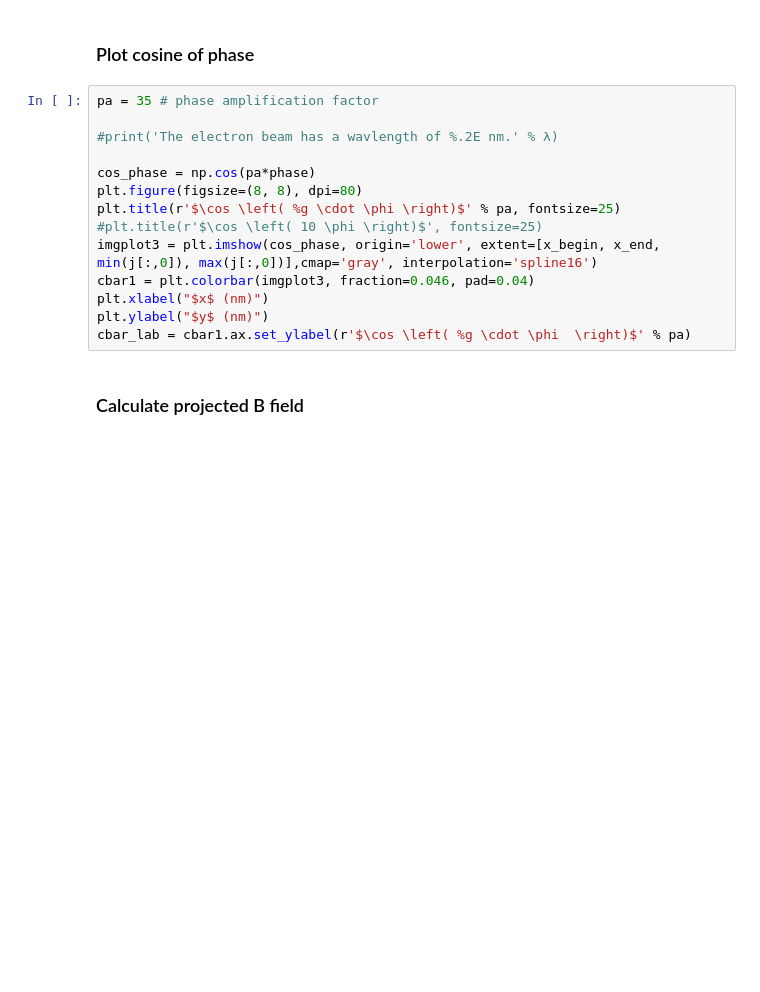
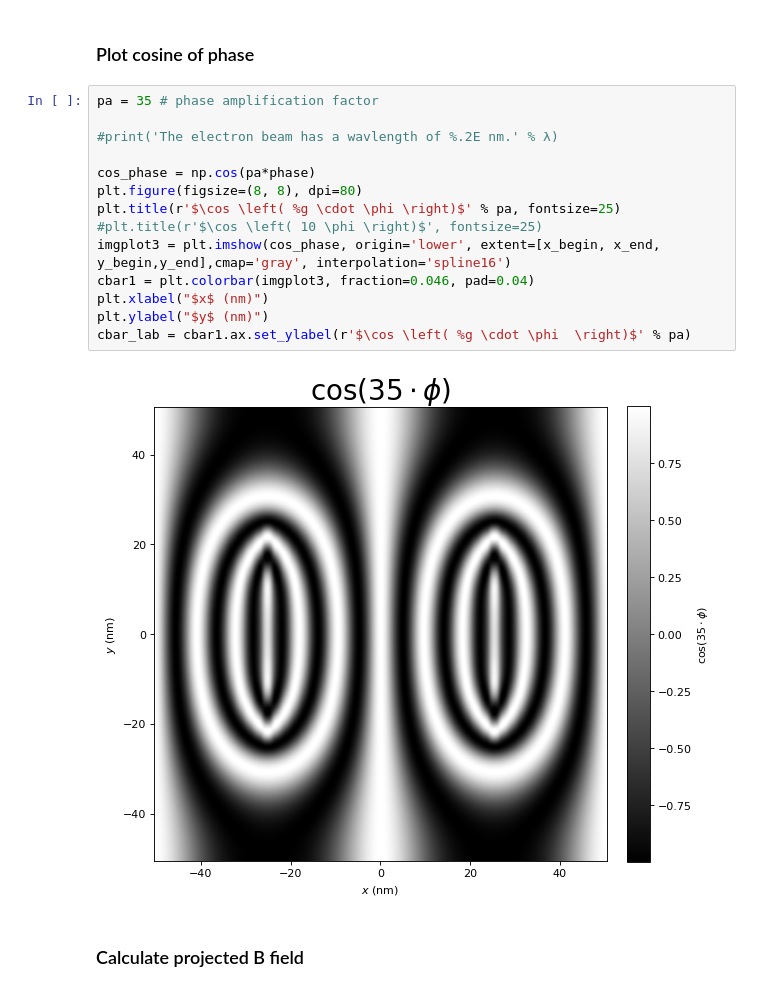
Before and after one commit to grlewis333/phd-work, a Jupyter notebook: holo-sim.ipynb, the cells around one changed output. Cells and saved outputs as stored; diff of their text form; blank space fills up the shorter version.

```diff
--- a/holo-sim.ipynb
+++ b/holo-sim.ipynb
@@ -384,17 +546,19 @@ cbar_lab = cbar1.ax.set_ylabel("Phase in radians")
 # %%
 pa = 35 # phase amplification factor
 
 #print('The electron beam has a wavlength of %.2E nm.' % λ)
 
 cos_phase = np.cos(pa*phase)
 plt.figure(figsize=(8, 8), dpi=80)
 plt.title(r'$\cos \left( %g \cdot \phi \right)$' % pa, fontsize=25)
 #plt.title(r'$\cos \left( 10 \phi \right)$', fontsize=25)
-imgplot3 = plt.imshow(cos_phase, origin='lower', extent=[x_begin, x_end, min(j[:,0]), max(j[:,0])],cmap='gray', interpolation='spline16')
+imgplot3 = plt.imshow(cos_phase, origin='lower', extent=[x_begin, x_end, y_begin,y_end],cmap='gray', interpolation='spline16')
 cbar1 = plt.colorbar(imgplot3, fraction=0.046, pad=0.04)
 plt.xlabel("$x$ (nm)")
 plt.ylabel("$y$ (nm)")
 cbar_lab = cbar1.ax.set_ylabel(r'$\cos \left( %g \cdot \phi  \right)$' % pa)
+# %% [output]
+[figure, added]
 # %% [markdown]
 ### Calculate projected B field
 # %%
```
Also changed, not shown: parts of 13 cells of this notebook, 1 other file.
